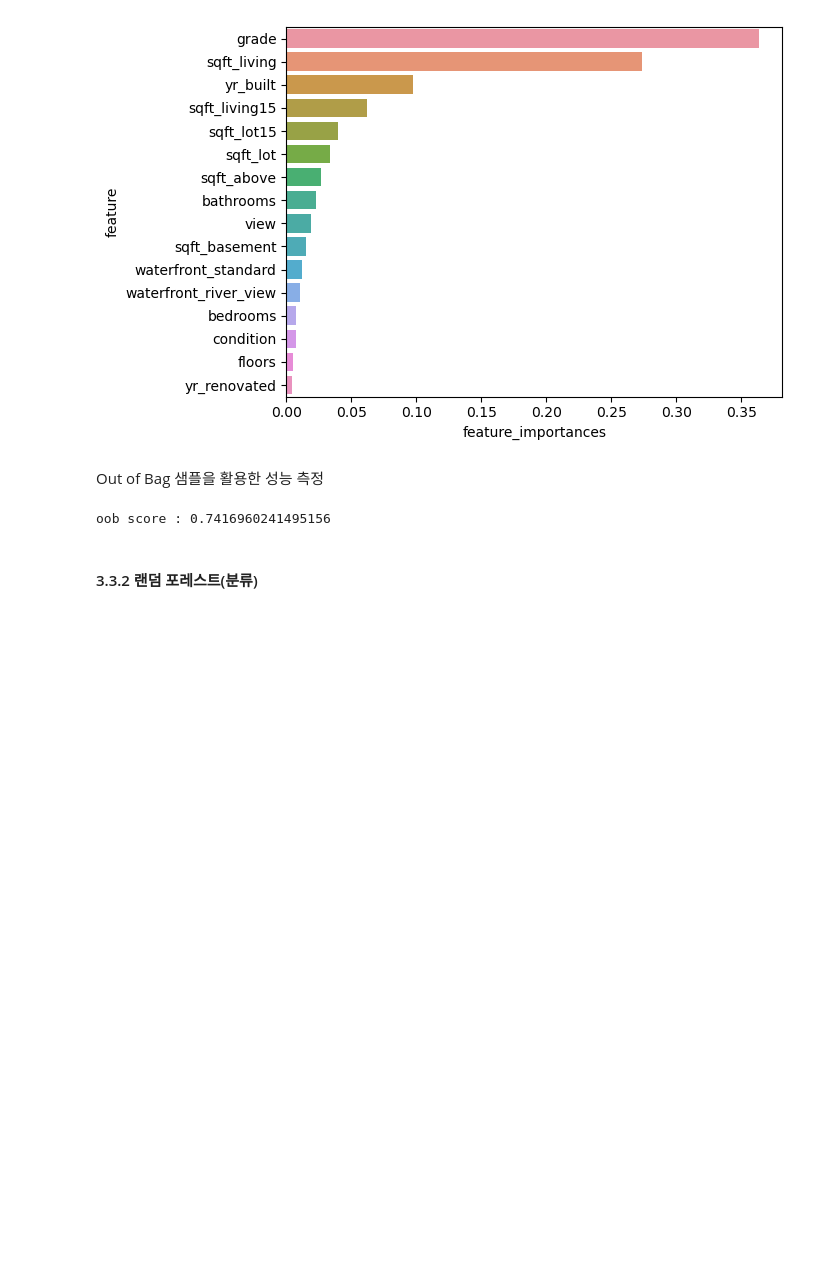
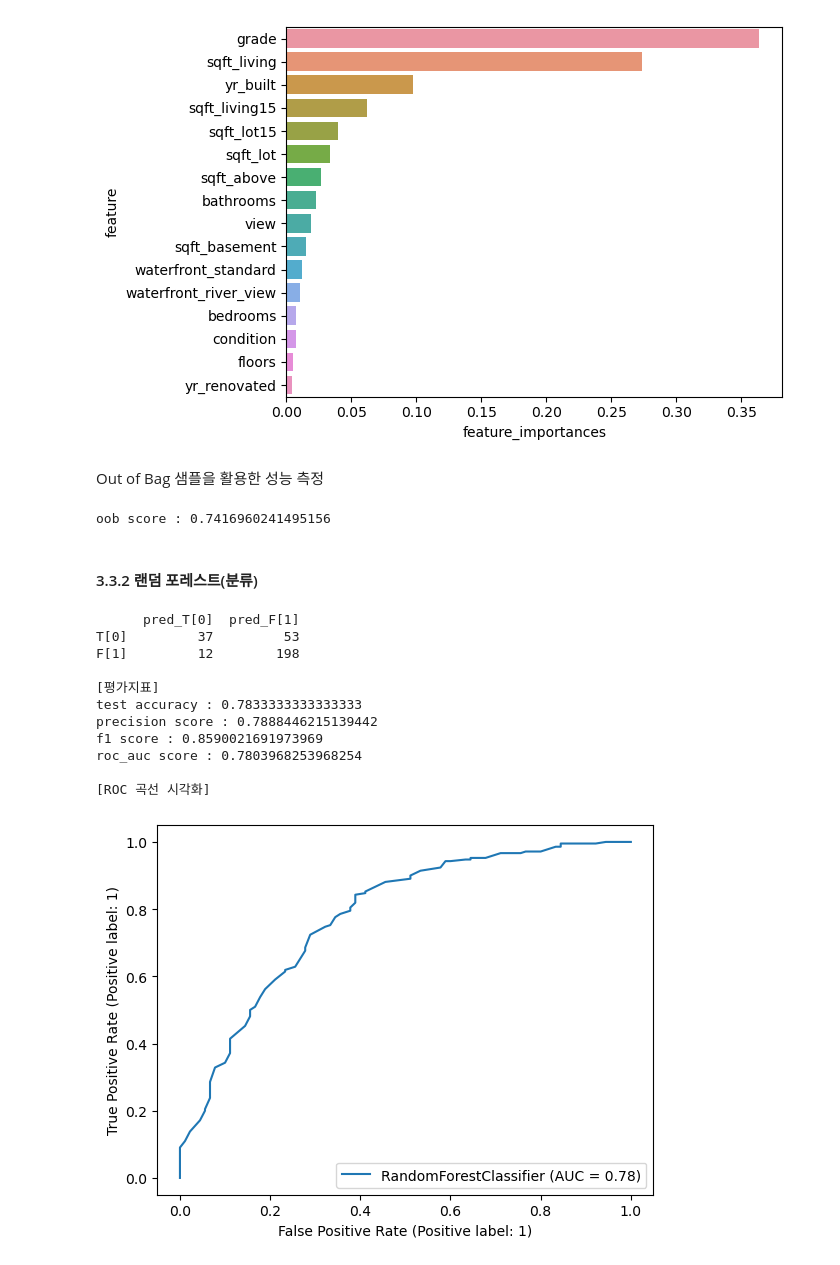
Before and after one commit to Junoflows/ADP, a Jupyter notebook: 머신러닝/3. 앙상블.ipynb, the cells around one changed output. Drawn from its saved outputs; the diff is of its cells as text; code cells hidden in the pictures; blank space fills up the shorter version.

```diff
--- a/머신러닝/3. 앙상블.ipynb
+++ b/머신러닝/3. 앙상블.ipynb
@@ -449,3 +449,53 @@ print('oob score :', rf_reg.oob_score_)
 oob score : 0.7416960241495156
 # %% [markdown]
 #### 3.3.2 랜덤 포레스트(분류)
+# %%
+import pandas as pd
+import numpy as np
+import matplotlib.pyplot as plt
+
+# 데이터 업로드
+credit = pd.read_csv('https://raw.githubusercontent.com/phong0104/Alex_Lee_SNU_EduTech/9e65152ae7b230d9c940d03dbdc9e468f69cf426/Certificate/(2)%20%EB%8D%B0%EC%9D%B4%ED%84%B0%EB%B6%84%EC%84%9D%20%EC%A0%84%EB%AC%B8%EA%B0%80%20%EC%8B%A4%EA%B8%B0/Ver.2/data/credit_final.csv')
+X = credit.drop(['credit.rating'], axis = 1)
+y = credit['credit.rating']
+
+from sklearn.model_selection import train_test_split
+from sklearn.ensemble import RandomForestClassifier
+from sklearn.metrics import confusion_matrix, classification_report, f1_score, precision_score, recall_score, roc_auc_score, RocCurveDisplay
+X_train, X_test, y_train, y_test = train_test_split(X, y, test_size = 0.3, random_state = 42, stratify = y)
+
+rf_clf = RandomForestClassifier()
+rf_clf.fit(X_train, y_train)
+
+y_pred = rf_clf.predict(X_test)
+
+# 오분류표
+conf_mat = pd.DataFrame(confusion_matrix(y_test, y_pred), index = ['T[0]', 'F[1]'], columns = ['pred_T[0]', 'pred_F[1]'])
+print(conf_mat)
+
+# 평가지표
+print()
+print('[평가지표]')
+print('test accuracy :', rf_clf.score(X_test, y_test))
+print('precision score :', precision_score(y_test, y_pred))
+print('f1 score :', f1_score(y_test, y_pred))
+print('roc_auc score :', roc_auc_score(y_test, rf_clf.predict_proba(X_test)[:,1]))
+
+# ROC 곡선 시각화
+print()
+print('[ROC 곡선 시각화]')
+RocCurveDisplay.from_estimator(rf_clf, X_test, y_test)
+plt.show()
+# %% [output]
+      pred_T[0]  pred_F[1]
+T[0]         37         53
+F[1]         12        198
+
+[평가지표]
+test accuracy : 0.7833333333333333
+precision score : 0.7888446215139442
+f1 score : 0.8590021691973969
+roc_auc score : 0.7803968253968254
+
+[ROC 곡선 시각화]
+[figure, added]
```
Also changed, not shown: parts of 27 cells of this notebook, 1 other file.
